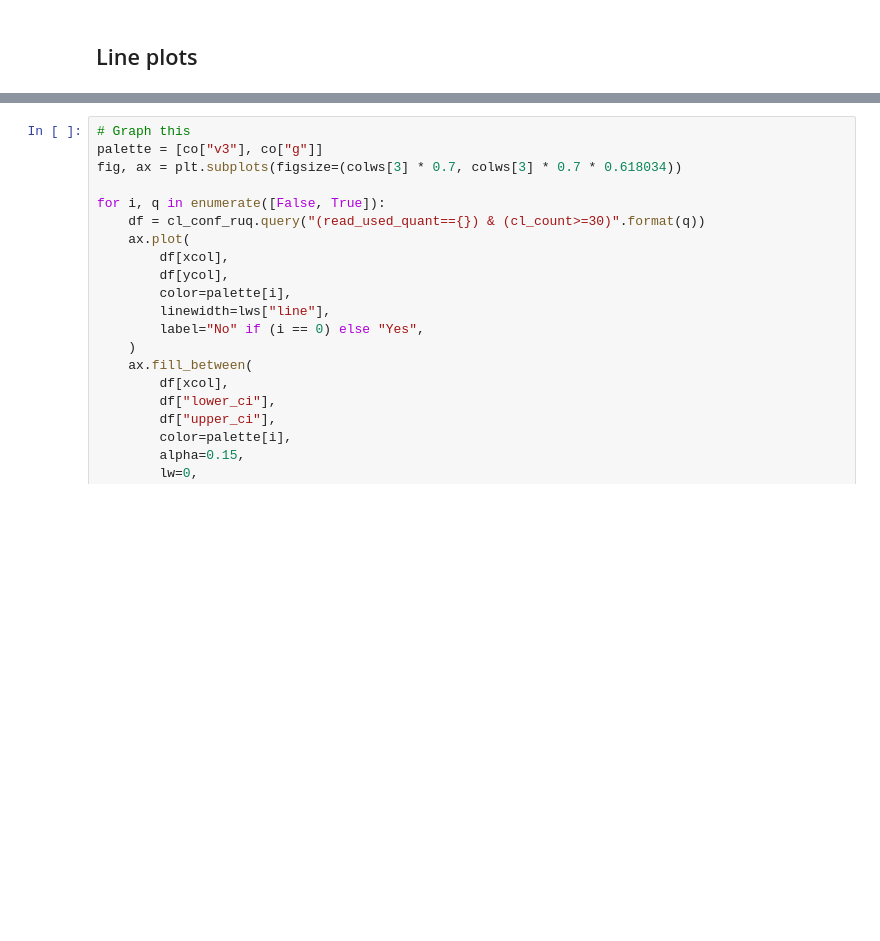
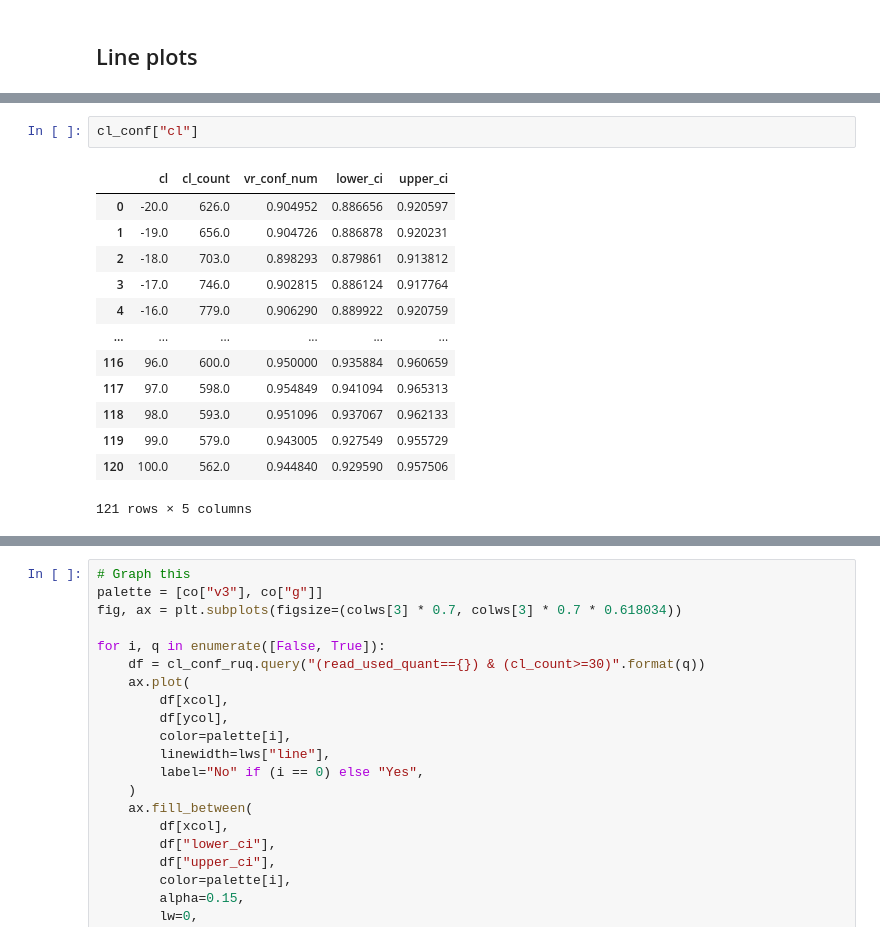
Before and after one commit to dschonhaut/ideas_visual_quant, a Jupyter notebook: plotting.ipynb, the cells around one changed output, grey strips where cells are left out. Drawn from its saved outputs; the diff is of its cells as text; blank space fills up the shorter version.

```diff
--- a/plotting.ipynb
+++ b/plotting.ipynb
@@ -683,0 +665,16 @@ leg = ax.legend(
+# %%
+cl_conf["cl"]
+# %% [output]
+|  | cl | cl_count | vr_conf_num | lower_ci | upper_ci |
+| 0 | -20.0 | 626.0 | 0.904952 | 0.886656 | 0.920597 |
+| 1 | -19.0 | 656.0 | 0.904726 | 0.886878 | 0.920231 |
+| 2 | -18.0 | 703.0 | 0.898293 | 0.879861 | 0.913812 |
+| 3 | -17.0 | 746.0 | 0.902815 | 0.886124 | 0.917764 |
+| 4 | -16.0 | 779.0 | 0.906290 | 0.889922 | 0.920759 |
+| ... | ... | ... | ... | ... | ... |
+| 116 | 96.0 | 600.0 | 0.950000 | 0.935884 | 0.960659 |
+| 117 | 97.0 | 598.0 | 0.954849 | 0.941094 | 0.965313 |
+| 118 | 98.0 | 593.0 | 0.951096 | 0.937067 | 0.962133 |
+| 119 | 99.0 | 579.0 | 0.943005 | 0.927549 | 0.955729 |
+| 120 | 100.0 | 562.0 | 0.944840 | 0.929590 | 0.957506 |
+121 rows × 5 columns
```
Also changed, not shown: parts of 25 cells of this notebook, 1 other file.
